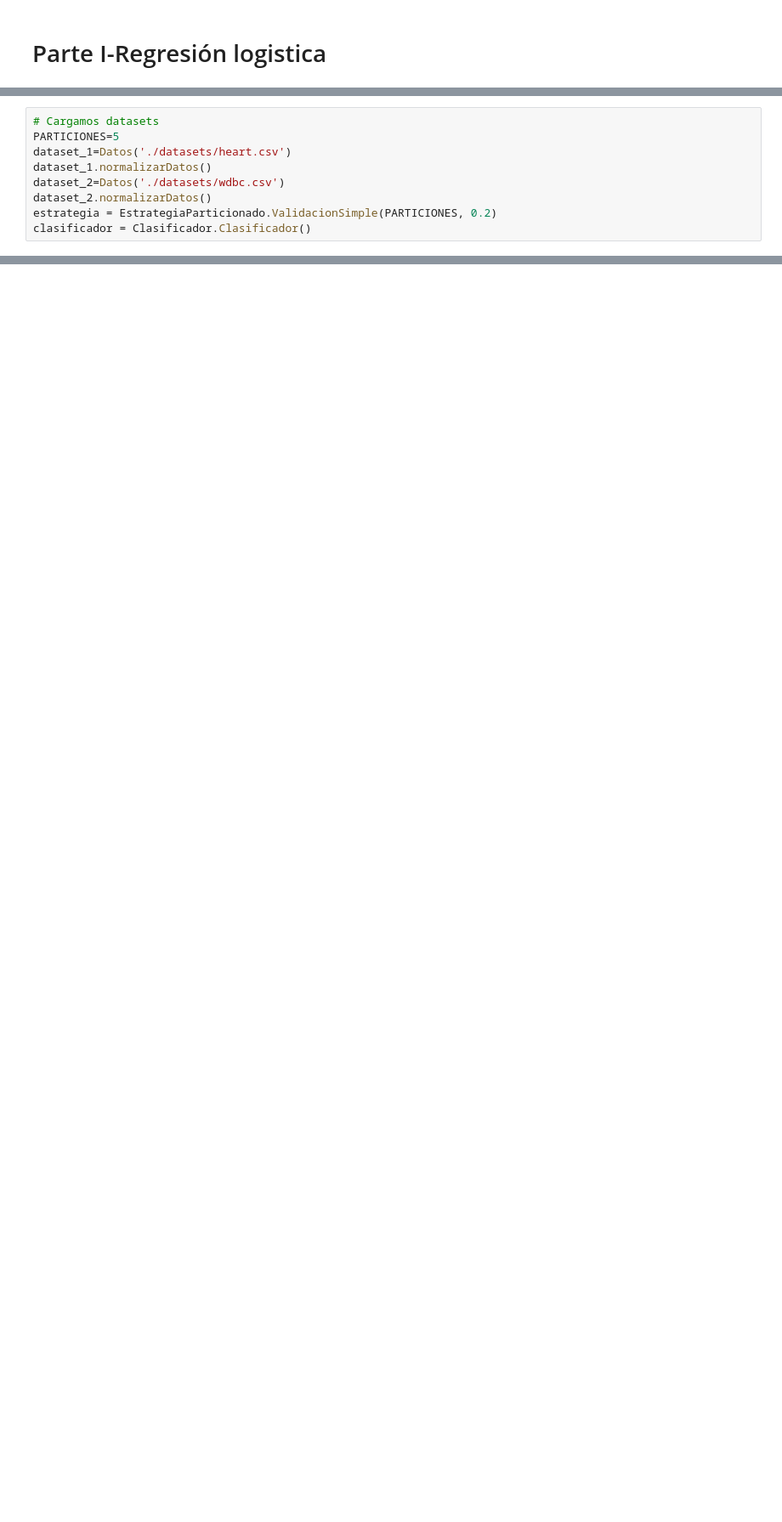
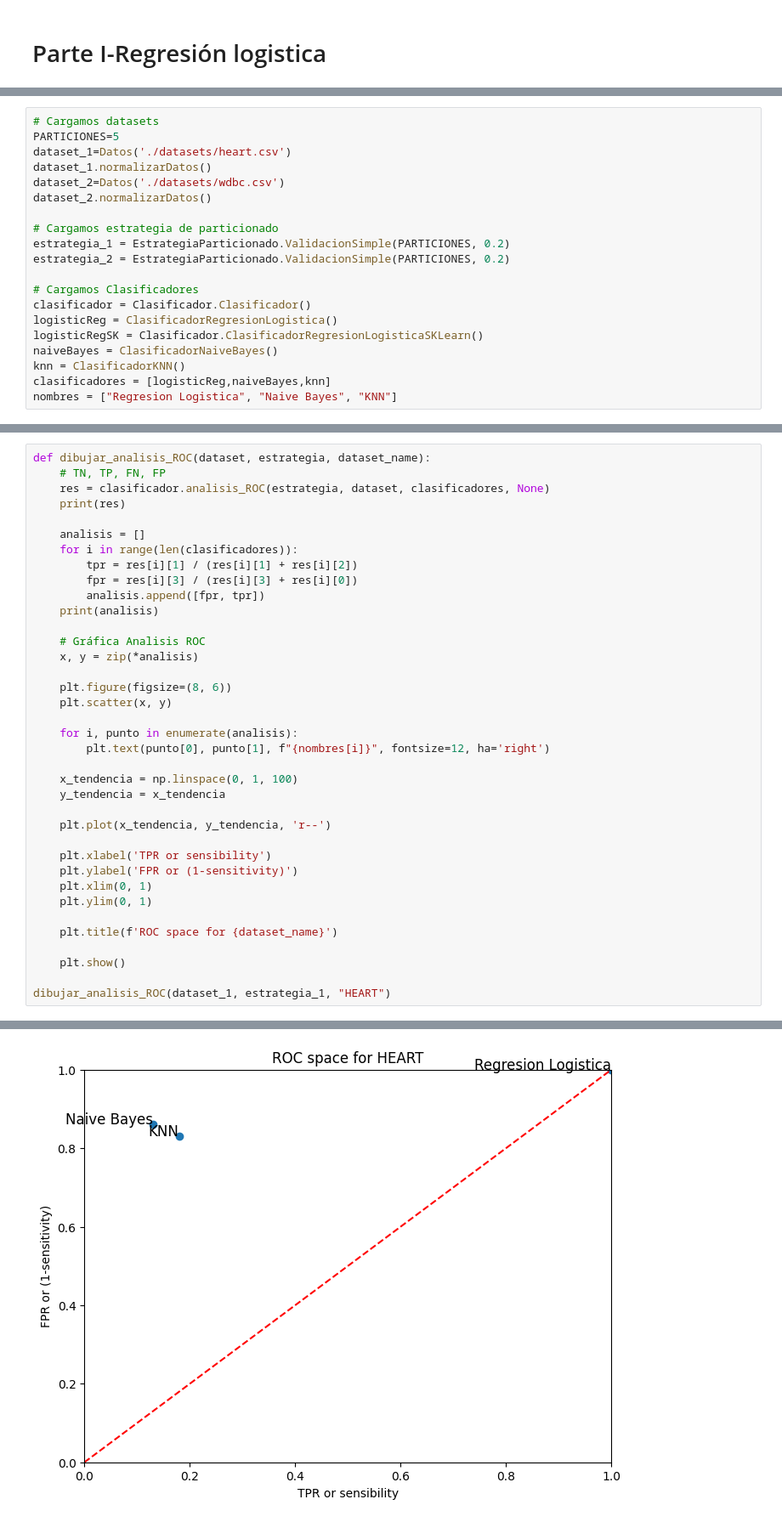
Before and after one commit to RafaDom02/FAA, a Jupyter notebook: MainP3FAA.ipynb, the cells around one changed output, grey strips where cells are left out. Shown: that part at 85% size. Drawn from its saved outputs; the diff is of its cells as text; blank space fills up the shorter version.

Commit message:
Queda explicar y arreglar Regresion Logistica

```diff
--- a/MainP3FAA.ipynb
+++ b/MainP3FAA.ipynb
@@ -14,5 +17,16 @@ dataset_1=Datos('./datasets/heart.csv')
 dataset_1.normalizarDatos()
 dataset_2=Datos('./datasets/wdbc.csv')
 dataset_2.normalizarDatos()
-estrategia = EstrategiaParticionado.ValidacionSimple(PARTICIONES, 0.2)
+
+# Cargamos estrategia de particionado
+estrategia_1 = EstrategiaParticionado.ValidacionSimple(PARTICIONES, 0.2)
+estrategia_2 = EstrategiaParticionado.ValidacionSimple(PARTICIONES, 0.2)
+
+# Cargamos Clasificadores
 clasificador = Clasificador.Clasificador()
+logisticReg = ClasificadorRegresionLogistica()
+logisticRegSK = Clasificador.ClasificadorRegresionLogisticaSKLearn()
+naiveBayes = ClasificadorNaiveBayes()
+knn = ClasificadorKNN()
+clasificadores = [logisticReg,naiveBayes,knn]
+nombres = ["Regresion Logistica", "Naive Bayes", "KNN"]
@@ -60,0 +135,38 @@ Indice de errores por partición:
+# %%
+def dibujar_analisis_ROC(dataset, estrategia, dataset_name):
+    # TN, TP, FN, FP
+    res = clasificador.analisis_ROC(estrategia, dataset, clasificadores, None)
+    print(res)
+
+    analisis = []
+    for i in range(len(clasificadores)):
+        tpr = res[i][1] / (res[i][1] + res[i][2])
+        fpr = res[i][3] / (res[i][3] + res[i][0])
+        analisis.append([fpr, tpr])
+    print(analisis)
+
+    # Gráfica Analisis ROC
+    x, y = zip(*analisis)
+
+    plt.figure(figsize=(8, 6))
+    plt.scatter(x, y)
+
+    for i, punto in enumerate(analisis):
+        plt.text(punto[0], punto[1], f"{nombres[i]}", fontsize=12, ha='right')
+
+    x_tendencia = np.linspace(0, 1, 100)
+    y_tendencia = x_tendencia
+
+    plt.plot(x_tendencia, y_tendencia, 'r--')
+
+    plt.xlabel('TPR or sensibility')
+    plt.ylabel('FPR or (1-sensitivity)')
+    plt.xlim(0, 1)
+    plt.ylim(0, 1)
+
+    plt.title(f'ROC space for {dataset_name}')
+
+    plt.show()
+
+dibujar_analisis_ROC(dataset_1, estrategia_1, "HEART")
+# %% [output]
@@ -60,0 +175 @@ Indice de errores por partición:
+[figure, added]
```
Also changed, not shown: parts of 12 cells of this notebook, 4 other files.
